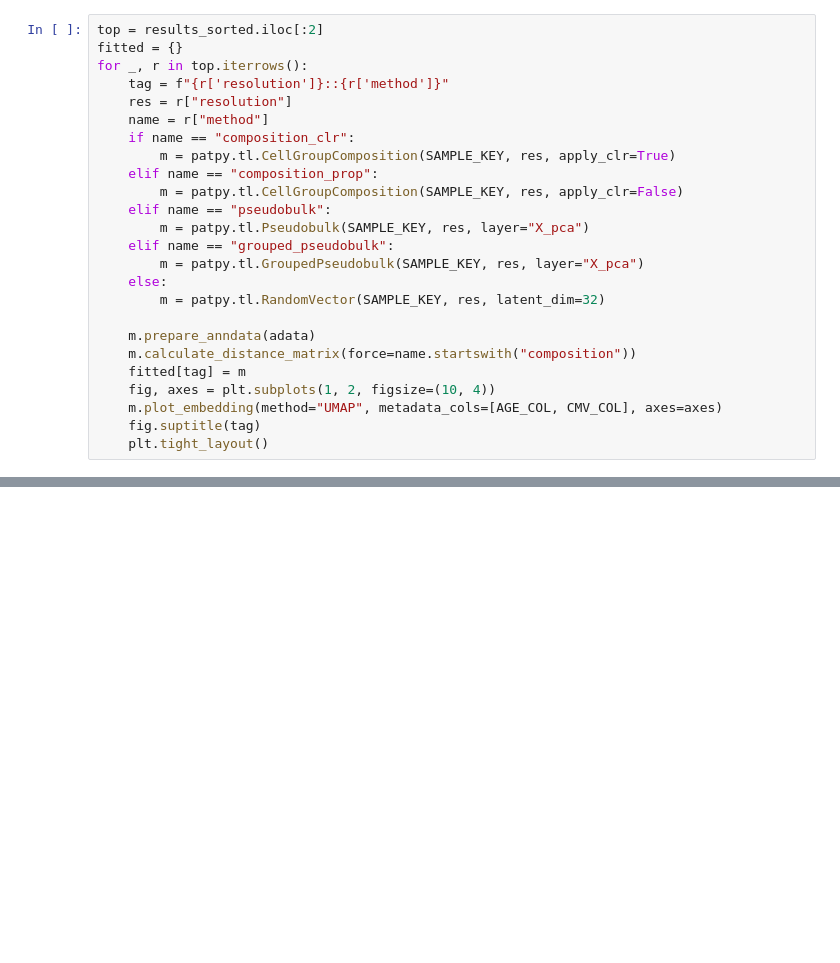
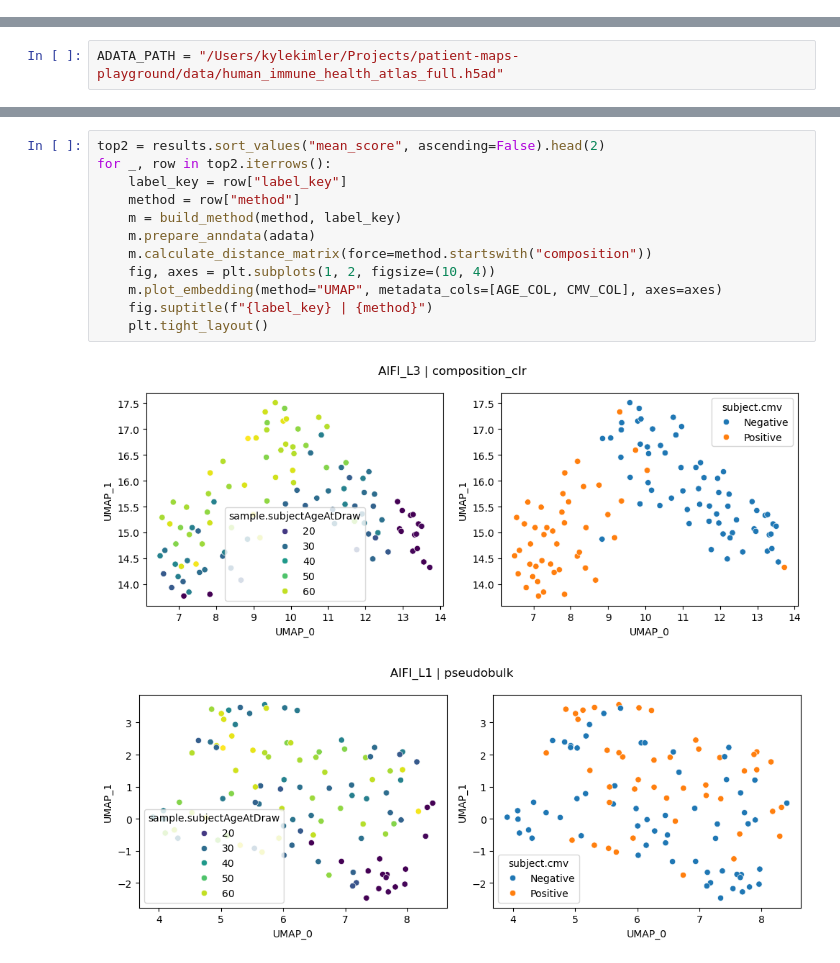
Before and after one commit to ShreyParikh07/patpy_tutorials_pdac, a Jupyter notebook: immune_aging_multiresolution_composition.ipynb, the cells around one changed output, grey strips where cells are left out. Saved outputs shown, nothing was run; the diff lists cells and outputs as text; blank space fills up the shorter version.

Commit message:
Immune atlas tutorial: L1–L3 benchmark, bio vs technical covariates, SPARE-style plot.
Co-authored-by: Cursor <cursoragent@cursor.com>

```diff
--- a/immune_aging_multiresolution_composition.ipynb
+++ b/immune_aging_multiresolution_composition.ipynb
@@ -187,25 +49,0 @@ results_sorted.head(8)
-# %%
-top = results_sorted.iloc[:2]
-fitted = {}
-for _, r in top.iterrows():
-    tag = f"{r['resolution']}::{r['method']}"
-    res = r["resolution"]
-    name = r["method"]
-    if name == "composition_clr":
-        m = patpy.tl.CellGroupComposition(SAMPLE_KEY, res, apply_clr=True)
-    elif name == "composition_prop":
-        m = patpy.tl.CellGroupComposition(SAMPLE_KEY, res, apply_clr=False)
-    elif name == "pseudobulk":
-        m = patpy.tl.Pseudobulk(SAMPLE_KEY, res, layer="X_pca")
-    elif name == "grouped_pseudobulk":
-        m = patpy.tl.GroupedPseudobulk(SAMPLE_KEY, res, layer="X_pca")
-    else:
-        m = patpy.tl.RandomVector(SAMPLE_KEY, res, latent_dim=32)
-
-    m.prepare_anndata(adata)
-    m.calculate_distance_matrix(force=name.startswith("composition"))
-    fitted[tag] = m
-    fig, axes = plt.subplots(1, 2, figsize=(10, 4))
-    m.plot_embedding(method="UMAP", metadata_cols=[AGE_COL, CMV_COL], axes=axes)
-    fig.suptitle(tag)
-    plt.tight_layout()
@@ -215,0 +54,2 @@ This notebook loads the real **Allen Immune Health Atlas** object (cell-level ex
+# %%
+ADATA_PATH = "/Users/kylekimler/Projects/patient-maps-playground/data/human_immune_health_atlas_full.h5ad"
@@ -215,0 +234,15 @@ This notebook loads the real **Allen Immune Health Atlas** object (cell-level ex
+# %%
+top2 = results.sort_values("mean_score", ascending=False).head(2)
+for _, row in top2.iterrows():
+    label_key = row["label_key"]
+    method = row["method"]
+    m = build_method(method, label_key)
+    m.prepare_anndata(adata)
+    m.calculate_distance_matrix(force=method.startswith("composition"))
+    fig, axes = plt.subplots(1, 2, figsize=(10, 4))
+    m.plot_embedding(method="UMAP", metadata_cols=[AGE_COL, CMV_COL], axes=axes)
+    fig.suptitle(f"{label_key} | {method}")
+    plt.tight_layout()
+# %% [output]
+[figure, added]
+[figure, added]
```
Also changed, not shown: parts of 19 cells of this notebook, 1 other file.
